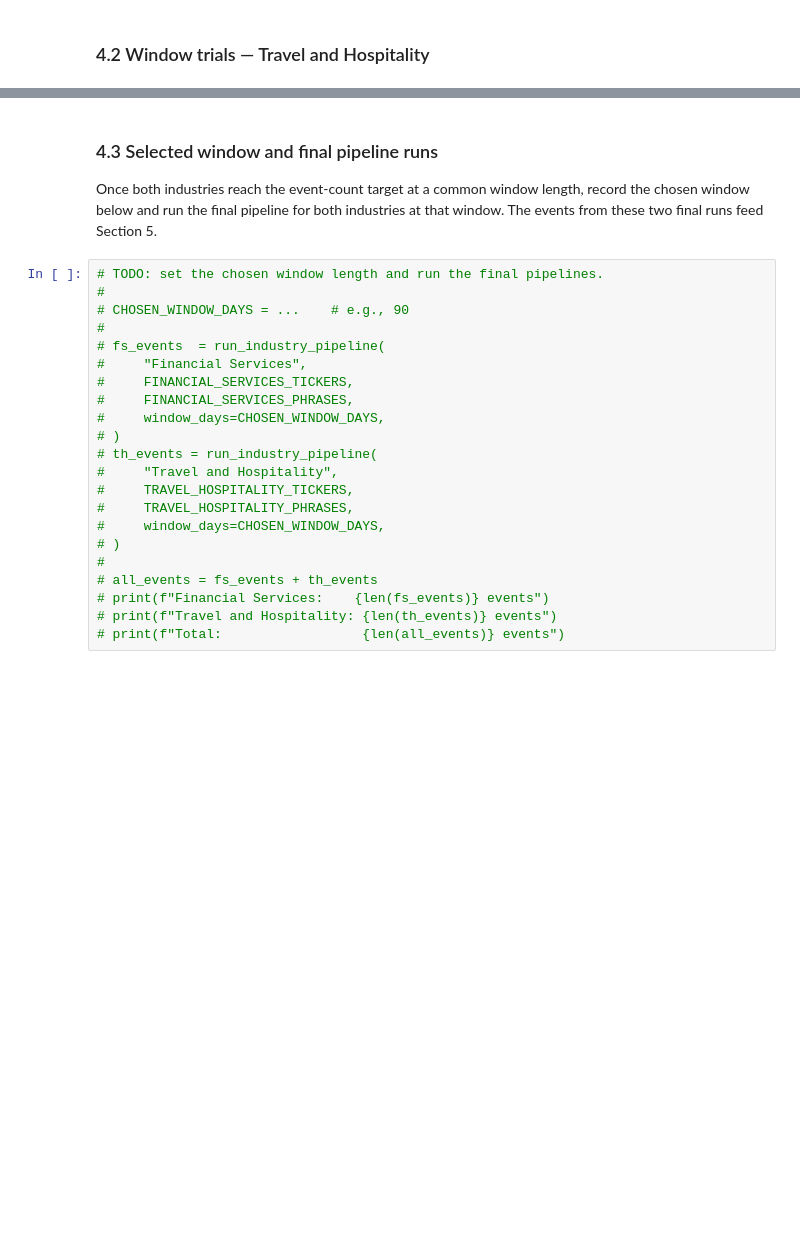
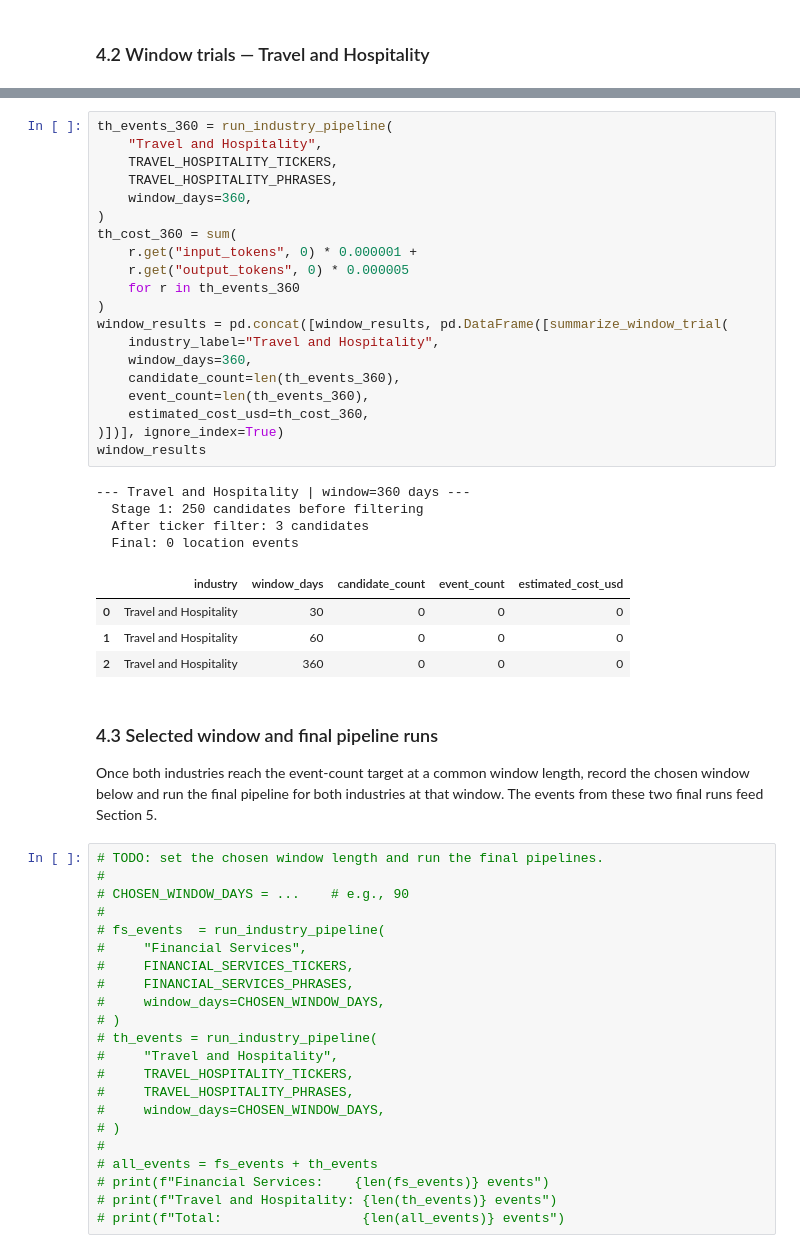
Before and after one commit to ProfessorPatrickSlatraigh/cis3120-spring2026, a Jupyter notebook: notebooks/MP03_Notebook_team_02.ipynb, the cells around one changed output, grey strips where cells are left out. Cells and saved outputs as stored; diff of their text form; blank space fills up the shorter version.

Commit message:
feat(window): record T&H window trials 30 through 360 days

```diff
--- a/notebooks/MP03_Notebook_team_02.ipynb
+++ b/notebooks/MP03_Notebook_team_02.ipynb
@@ -715,3 +737,32 @@ window_results
+# %%
+th_events_360 = run_industry_pipeline(
+    "Travel and Hospitality",
+    TRAVEL_HOSPITALITY_TICKERS,
+    TRAVEL_HOSPITALITY_PHRASES,
+    window_days=360,
+)
+th_cost_360 = sum(
+    r.get("input_tokens", 0) * 0.000001 +
+    r.get("output_tokens", 0) * 0.000005
+    for r in th_events_360
+)
+window_results = pd.concat([window_results, pd.DataFrame([summarize_window_trial(
+    industry_label="Travel and Hospitality",
+    window_days=360,
+    candidate_count=len(th_events_360),
+    event_count=len(th_events_360),
+    estimated_cost_usd=th_cost_360,
+)])], ignore_index=True)
+window_results
+# %% [output]
+--- Travel and Hospitality | window=360 days ---
+  Stage 1: 250 candidates before filtering
+  After ticker filter: 3 candidates
+  Final: 0 location events
+|  | industry | window_days | candidate_count | event_count | estimated_cost_usd |
+| 0 | Travel and Hospitality | 30 | 0 | 0 | 0 |
+| 1 | Travel and Hospitality | 60 | 0 | 0 | 0 |
+| 2 | Travel and Hospitality | 360 | 0 | 0 | 0 |
 # %% [markdown]
 ### 4.3 Selected window and final pipeline runs
 
```
Also changed, not shown: parts of 9 cells of this notebook.
